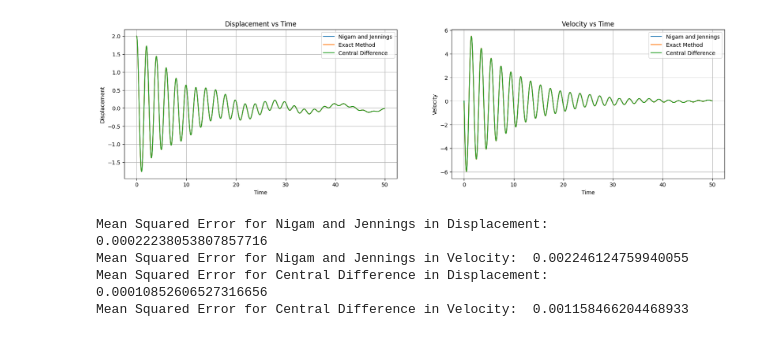
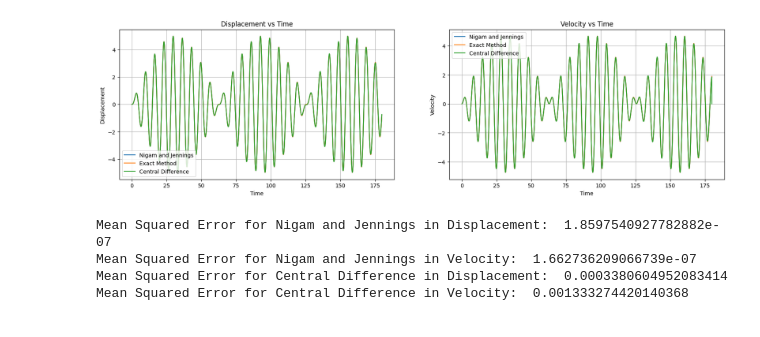
Before and after one commit to ravi-0309/Dynamic-Response, a Jupyter notebook: Numerical_Methods_to_Solve_Dynamic_Response.ipynb, the cells around one changed output. Saved outputs shown, nothing was run; the diff lists cells and outputs as text; code cells hidden in the pictures.

```diff
--- a/Numerical_Methods_to_Solve_Dynamic_Response.ipynb
+++ b/Numerical_Methods_to_Solve_Dynamic_Response.ipynb
@@ -6,23 +6,23 @@ import matplotlib.pyplot as plt
 
 # Input Parameters
 m = 1.0
-c = 0.2
-k = 10.0
+c = 0.0
+k = 1.0
 
 # Time Values
 dt = 0.05 # Time-Step
-time = np.arange(0, 50, dt)
+time = np.arange(0, 180, dt)
 
 # Initial Conditions
-x_i = 2.0
+x_i = 0.0
 x_i_dot = 0.0
 
 # Forcing Function
-F_0 = 1.0
-ω = 0.5
+F_0 = 0.5
+ω = 0.9
 F_t = F_0 * np.sin(ω * time)
 
-# Function to Calculate Dynamic Response using Nigam and Jennings Numerical Method
+# Function to Calculate Dynamic Response by Nigam and Jennings Method
 def nigam_jennings(ax0, ax1, m, c, k, time, x_i, x_i_dot):
   ω_n = np.sqrt(k/m)
   xi = c/(2*m*ω_n)
@@ -107,35 +107,35 @@ def central_difference(ax0, ax1, m, c, k, time, x_i, x_i_dot):
 
   return x_central_difference, x_dot_central_difference
 
 # Plotting Displacements
 fig, ax = plt.subplots(1, 2, figsize = (20,5))
 ax[0].set_title('Displacement vs Time')
 ax[0].grid()
 ax[0].set_xlabel('Time')
 ax[0].set_ylabel('Displacement')
 ax[1].set_title('Velocity vs Time')
 ax[1].grid()
 ax[1].set_xlabel('Time')
 ax[1].set_ylabel('Velocity')
 x_nigam_jennings, x_dot_nigam_jennings = nigam_jennings(ax[0], ax[1], m, c, k, time, x_i, x_i_dot)
 x_exact, x_dot_exact = exact_method(ax[0], ax[1], m, c, k, time, x_i, x_i_dot)
 x_central_difference, x_dot_central_difference = central_difference(ax[0], ax[1], m, c, k, time, x_i, x_i_dot)
 ax[0].legend()
 ax[1].legend()
 plt.show()
 
 # Calculating and Plotting Mean Squared Error
 x_mse_nigam_jennings = np.mean((np.array(x_exact) - np.array(x_nigam_jennings))**2)
 x_dot_mse_nigam_jennings = np.mean((np.array(x_dot_exact) - np.array(x_dot_nigam_jennings))**2)
 x_mse_central_difference = np.mean((np.array(x_exact) - np.array(x_central_difference))**2)
 x_dot_mse_central_difference = np.mean((np.array(x_dot_exact) - np.array(x_dot_central_difference))**2)
 print('Mean Squared Error for Nigam and Jennings in Displacement: ', x_mse_nigam_jennings)
 print('Mean Squared Error for Nigam and Jennings in Velocity: ', x_dot_mse_nigam_jennings)
 print('Mean Squared Error for Central Difference in Displacement: ', x_mse_central_difference)
 print('Mean Squared Error for Central Difference in Velocity: ', x_dot_mse_central_difference)
 # %% [output]
-[figure, old version]
+[figure, new version]
-Mean Squared Error for Nigam and Jennings in Displacement:  0.00022238053807857716
-Mean Squared Error for Nigam and Jennings in Velocity:  0.002246124759940055
-Mean Squared Error for Central Difference in Displacement:  0.00010852606527316656
-Mean Squared Error for Central Difference in Velocity:  0.001158466204468933
+Mean Squared Error for Nigam and Jennings in Displacement:  1.8597540927782882e-07
+Mean Squared Error for Nigam and Jennings in Velocity:  1.662736209066739e-07
+Mean Squared Error for Central Difference in Displacement:  0.0003380604952083414
+Mean Squared Error for Central Difference in Velocity:  0.001333274420140368
```
